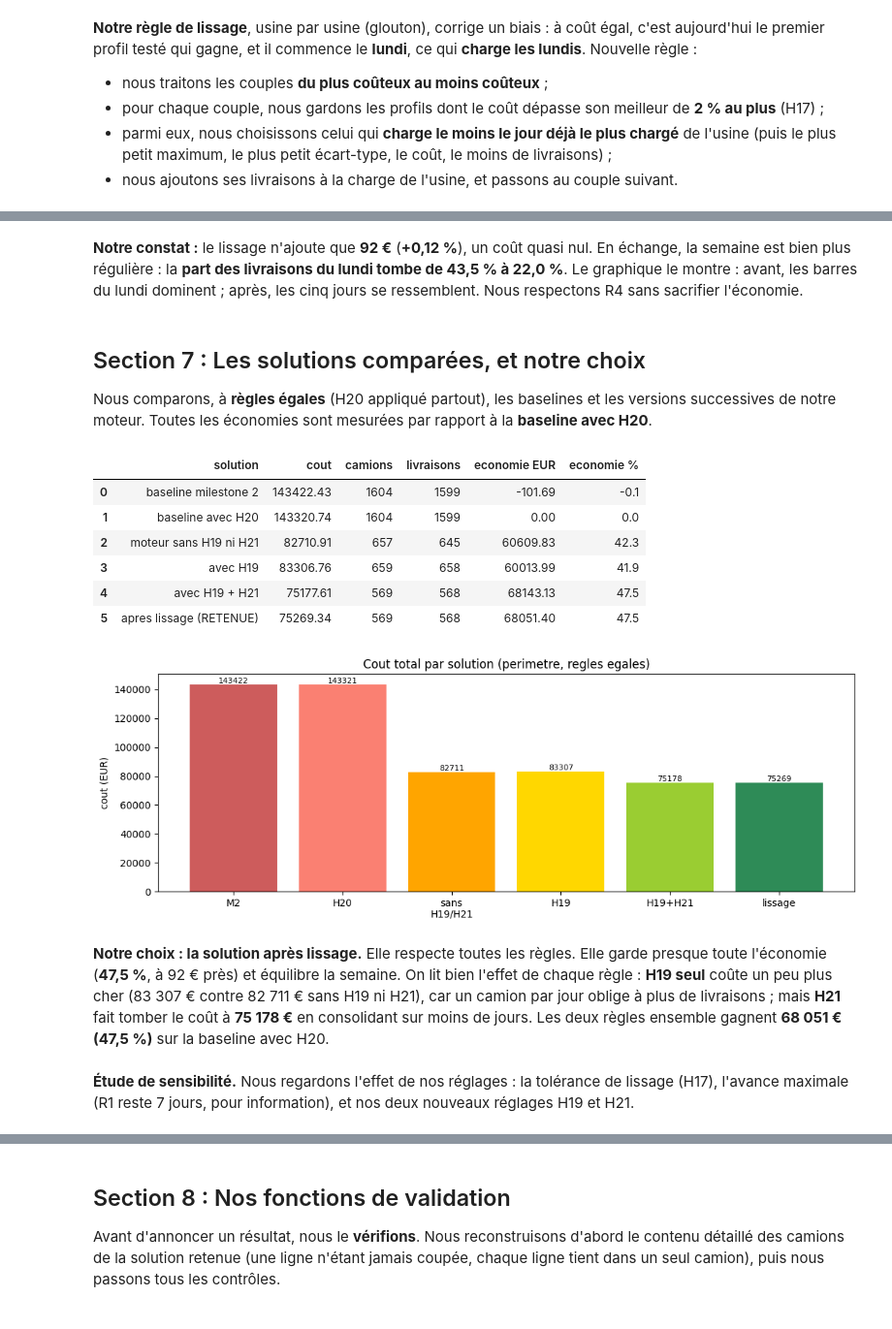
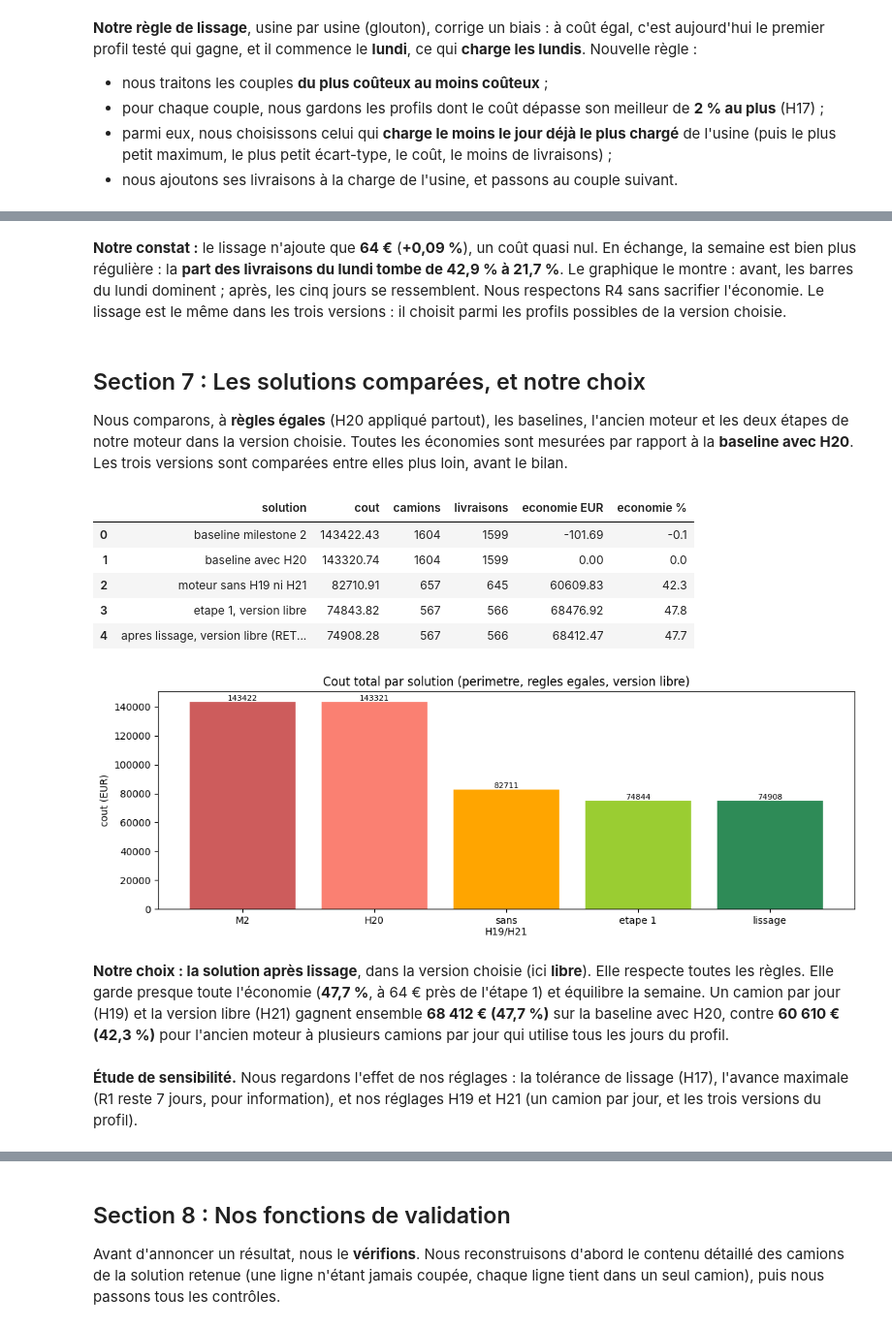
Before and after one commit to FlorentinBIAOU/Projet-IA, a Jupyter notebook: notebooks/milestone3.ipynb, the cells around one changed output, grey strips where cells are left out. Shown at 97% size. Drawn from its saved outputs; the diff is of its cells as text; code cells hidden in the pictures.

```diff
--- a/notebooks/milestone3.ipynb
+++ b/notebooks/milestone3.ipynb
@@ -164,16 +186,20 @@ AVANCE_MAX = 7                      # R1 : au plus 7 jours d'avance, jamais de r
 SEMAINES_FERMEES = ["2026-12-21"]   # H7 : lundi des semaines sans livraison (Noel)
 TOLERANCE_LISSAGE = 0.02            # H17 : pour lisser, on accepte +2 % de cout au plus
 UN_CAMION_PAR_JOUR = True           # H19 : au plus un camion par couple et par jour
-PROFIL_MAXIMUM = True               # H21 : le profil est un maximum (on peut sauter un jour)
-TEMPS_MAX_SECONDES = 90             # budget de temps du moteur complet
+MODE_PROFIL = "libre"               # H21 : version du moteur : "libre", "strict" ou "intermediaire"
+MIN_SEMAINES_RESPECTEES = 4         # H21 : semaines respectees au minimum en version "intermediaire"
+TEMPS_MAX_SECONDES = 90             # budget de temps du moteur complet (par version)
+
+MODES = ("libre", "intermediaire", "strict")
+assert MODE_PROFIL in MODES, "MODE_PROFIL doit valoir 'libre', 'strict' ou 'intermediaire'."
 
 parametres = pd.DataFrame({
     "parametre": ["AVANCE_MAX (R1)", "SEMAINES_FERMEES (H7)", "TOLERANCE_LISSAGE (H17)",
                   "CAP_POIDS (R2)", "CAP_VOLUME (R2)", "UN_CAMION_PAR_JOUR (H19)",
-                  "PROFIL_MAXIMUM (H21)", "TEMPS_MAX_SECONDES"],
+                  "MODE_PROFIL (H21)", "MIN_SEMAINES_RESPECTEES (H21)", "TEMPS_MAX_SECONDES"],
     "valeur": [f"{AVANCE_MAX} jours", ", ".join(SEMAINES_FERMEES), f"{TOLERANCE_LISSAGE:.0%}",
                f"{CAP_POIDS:.0f} kg", f"{CAP_VOLUME} m3", str(UN_CAMION_PAR_JOUR),
-               str(PROFIL_MAXIMUM), f"{TEMPS_MAX_SECONDES} s"],
+               MODE_PROFIL, f"{MIN_SEMAINES_RESPECTEES} semaines", f"{TEMPS_MAX_SECONDES} s"],
 })
 display(parametres)
 # %% [output]
@@ -724,6 +1156,9 @@ print("Baseline milestone 2 (recalc) :", round(baseline_M2, 2), "EUR |", camions
       "OK" if ok else "ECHEC")
 print("Baseline avec H20             :", round(baseline_H20, 2), "EUR |", camions_H20, "camions")
 print("Ecart M2 - H20                :", round(baseline_M2 - baseline_H20, 2), "EUR")
+for cle, c in COUPLES.items():
+    for e in range(len(c["exc_dates"])):
+        print("Envoi exceptionnel", cle[0], "x", cle[1], ": un camion '>4000' a", round(prix_exceptionnel(c["ligne"]), 2), "EUR")
 assert ok, "Le moteur ne retrouve pas la baseline du milestone 2."
 # %% [output]
 Baseline milestone 2 (recalc) : 143422.43 EUR | 1604 camions  -> OK
@@ -885,70 +1323,66 @@ APRES LISSAGE (tolerance 2% )
 # %% [markdown]
-**Notre constat :** le lissage n'ajoute que **92 €** (**+0,12 %**), un coût
+**Notre constat :** le lissage n'ajoute que **64 €** (**+0,09 %**), un coût
 quasi nul. En échange, la semaine est bien plus régulière : la **part des livraisons
-du lundi tombe de 43,5 % à 22,0 %**. Le graphique le montre : avant, les barres du
+du lundi tombe de 42,9 % à 21,7 %**. Le graphique le montre : avant, les barres du
 lundi dominent ; après, les cinq jours se ressemblent. Nous respectons R4 sans
-sacrifier l'économie.
+sacrifier l'économie. Le lissage est le même dans les trois versions : il choisit
+parmi les profils possibles de la version choisie.
 # %% [markdown]
 ## Section 7 : Les solutions comparées, et notre choix
 
-Nous comparons, à **règles égales** (H20 appliqué partout), les baselines et les
-versions successives de notre moteur. Toutes les économies sont mesurées par rapport à
-la **baseline avec H20**.
+Nous comparons, à **règles égales** (H20 appliqué partout), les baselines, l'ancien
+moteur et les deux étapes de notre moteur dans la version choisie. Toutes les économies
+sont mesurées par rapport à la **baseline avec H20**. Les trois versions sont comparées
+entre elles plus loin, avant le bilan.
 # %%
 def totaux(choix):
     return (sum(b["cout"] for b in choix.values()), sum(b["camions"] for b in choix.values()),
             sum(b["livraisons"] for b in choix.values()))
 
-# moteur sans H19 ni H21 (ancien : plusieurs camions/jour, tous les jours du profil)
-cand_anc = evaluer_tous(idx_tous, un_camion=False, profil_max=False)
+# moteur sans H19 ni H21 (ancien : plusieurs camions par jour, tous les jours du profil)
+cand_anc = evaluer_tous(idx_tous, un_camion=False)
 best_anc = {cle: min(v, key=lambda r: r["cout"]) for cle, v in cand_anc.items() if v}
-# moteur avec H19 seul (un camion/jour, tous les jours du profil)
-cand_h19 = evaluer_tous(idx_tous, un_camion=True, profil_max=False)
-best_h19 = {cle: min(v, key=lambda r: r["cout"]) for cle, v in cand_h19.items() if v}
 
 liv_actuel = opt.groupby(["supplier_id", "plant", "date"]).ngroups
 rows = [
     ("baseline milestone 2", baseline_M2, camions_M2, liv_actuel),
     ("baseline avec H20", baseline_H20, camions_H20, liv_actuel),
-    ("moteur sans H19 ni H21", *(lambda t: (t[0], t[1], t[2]))(totaux(best_anc))),
-    ("avec H19", *(lambda t: (t[0], t[1], t[2]))(totaux(best_h19))),
-    ("avec H19 + H21", *(lambda t: (t[0], t[1], t[2]))(totaux(meilleur))),
-    ("apres lissage (RETENUE)", *(lambda t: (t[0], t[1], t[2]))(totaux(choix_final))),
+    ("moteur sans H19 ni H21", *totaux(best_anc)),
+    (f"etape 1, version {MODE_PROFIL}", *totaux(meilleur)),
+    (f"apres lissage, version {MODE_PROFIL} (RETENUE)", *totaux(choix_final)),
 ]
 comparaison = pd.DataFrame([{"solution": n, "cout": round(c, 2), "camions": cam, "livraisons": liv,
                              "economie EUR": round(baseline_H20 - c, 2),
                              "economie %": round((baseline_H20 - c) / baseline_H20 * 100, 1)}
                             for n, c, cam, liv in rows])
 display(comparaison)
 
 fig, ax = plt.subplots(figsize=(11, 4))
-noms = ["M2", "H20", "sans\nH19/H21", "H19", "H19+H21", "lissage"]
-barres = ax.bar(noms, comparaison["cout"],
-                color=["indianred", "salmon", "orange", "gold", "yellowgreen", "seagreen"])
-ax.set_title("Cout total par solution (perimetre, regles egales)"); ax.set_ylabel("cout (EUR)")
+noms = ["M2", "H20", "sans\nH19/H21", "etape 1", "lissage"]
+barres = ax.bar(noms, comparaison["cout"], color=["indianred", "salmon", "orange", "yellowgreen", "seagreen"])
+ax.set_title(f"Cout total par solution (perimetre, regles egales, version {MODE_PROFIL})"); ax.set_ylabel("cout (EUR)")
 for b, v in zip(barres, comparaison["cout"]):
     ax.text(b.get_x() + b.get_width() / 2, v, str(round(v)), ha="center", va="bottom", fontsize=8)
 plt.tight_layout(); plt.show()
 # %% [output]
 |  | solution | cout | camions | livraisons | economie EUR | economie % |
 | 0 | baseline milestone 2 | 143422.43 | 1604 | 1599 | -101.69 | -0.1 |
 | 1 | baseline avec H20 | 143320.74 | 1604 | 1599 | 0.00 | 0.0 |
 | 2 | moteur sans H19 ni H21 | 82710.91 | 657 | 645 | 60609.83 | 42.3 |
-| 3 | avec H19 | 83306.76 | 659 | 658 | 60013.99 | 41.9 |
-| 4 | avec H19 + H21 | 75177.61 | 569 | 568 | 68143.13 | 47.5 |
-| 5 | apres lissage (RETENUE) | 75269.34 | 569 | 568 | 68051.40 | 47.5 |
+| 3 | etape 1, version libre | 74843.82 | 567 | 566 | 68476.92 | 47.8 |
+| 4 | apres lissage, version libre (RET... | 74908.28 | 567 | 566 | 68412.47 | 47.7 |
-[figure, old version]
+[figure, new version]
 # %% [markdown]
-**Notre choix : la solution après lissage.** Elle respecte toutes les règles.
-Elle garde presque toute l'économie (**47,5 %**, à 92 € près) et équilibre la semaine.
-On lit bien l'effet de chaque règle : **H19 seul** coûte un peu plus cher (83 307 €
-contre 82 711 € sans H19 ni H21), car un camion par jour oblige à plus de livraisons ;
-mais **H21** fait tomber le coût à **75 178 €** en consolidant sur moins de jours. Les
-deux règles ensemble gagnent **68 051 € (47,5 %)** sur la baseline avec H20.
+**Notre choix : la solution après lissage**, dans la version choisie (ici **libre**).
+Elle respecte toutes les règles. Elle garde presque toute l'économie (**47,7 %**, à 64 €
+près de l'étape 1) et équilibre la semaine. Un camion par jour (H19) et la version
+libre (H21) gagnent ensemble **68 412 € (47,7 %)** sur la baseline avec H20, contre
+**60 610 € (42,3 %)** pour l'ancien moteur à plusieurs camions par jour qui utilise tous
+les jours du profil.
 # %% [markdown]
 **Étude de sensibilité.** Nous regardons l'effet de nos réglages : la tolérance
-de lissage (H17), l'avance maximale (R1 reste 7 jours, pour information), et nos deux
-nouveaux réglages H19 et H21.
+de lissage (H17), l'avance maximale (R1 reste 7 jours, pour information), et nos
+réglages H19 et H21 (un camion par jour, et les trois versions du profil).
 # %%
 sens_tol = []
 for tol in (0.0, 0.02, 0.05):
```
Also changed, not shown: parts of 48 cells of this notebook, 4 other files.
